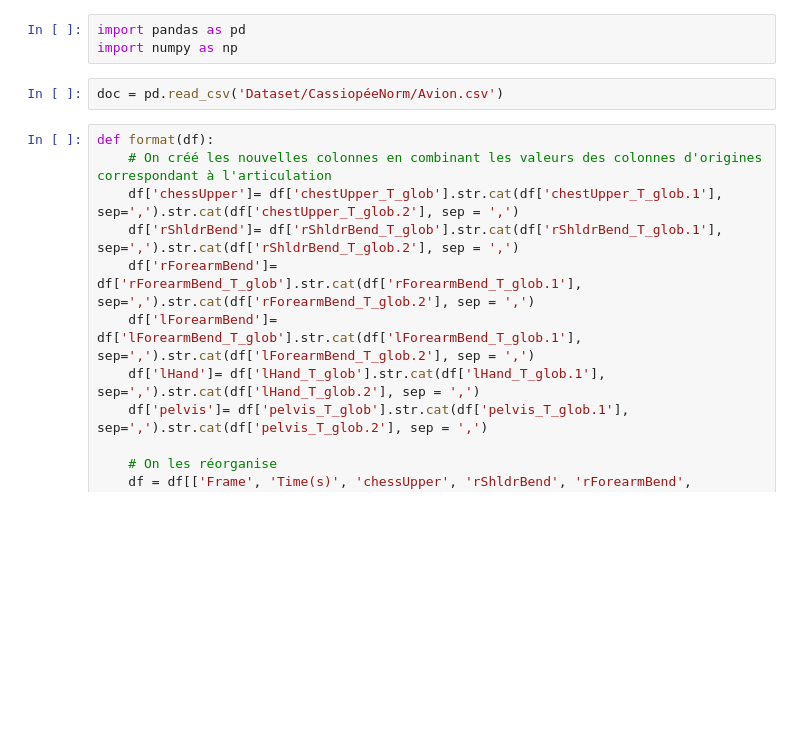
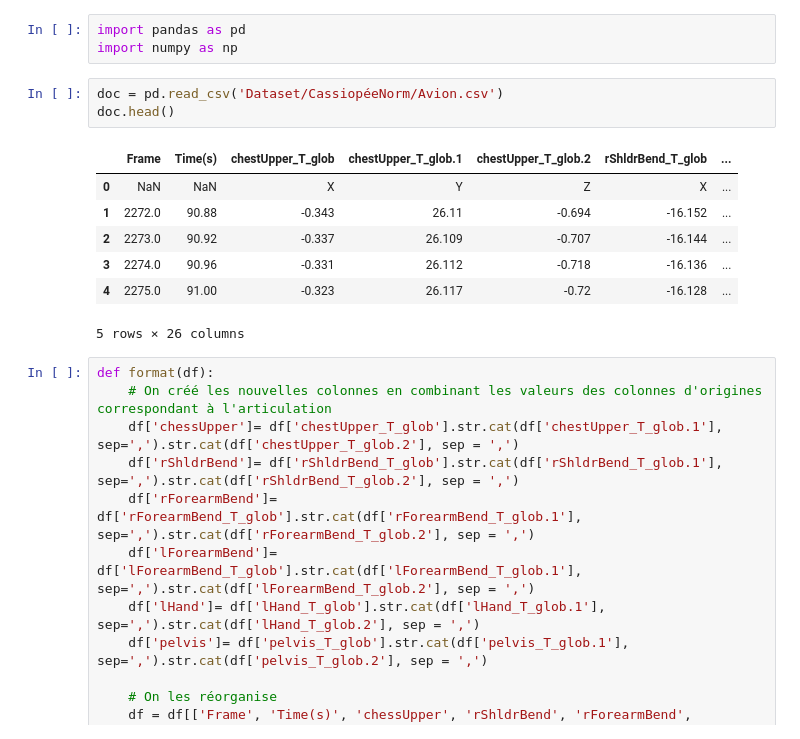
Before and after one commit to ThibaultEllong/HandSignLanguageClassification, a Jupyter notebook: To_Skeleton.ipynb, the cells around one changed output. Drawn from its saved outputs; the diff is of its cells as text; blank space fills up the shorter version.

```diff
--- a/To_Skeleton.ipynb
+++ b/To_Skeleton.ipynb
@@ -3,6 +3,15 @@ import pandas as pd
 import numpy as np
 # %%
 doc = pd.read_csv('Dataset/CassiopéeNorm/Avion.csv')
+doc.head()
+# %% [output]
+|  | Frame | Time(s) | chestUpper_T_glob | chestUpper_T_glob.1 | chestUpper_T_glob.2 | rShldrBend_T_glob | ... |
+| 0 | NaN | NaN | X | Y | Z | X | ... |
+| 1 | 2272.0 | 90.88 | -0.343 | 26.11 | -0.694 | -16.152 | ... |
+| 2 | 2273.0 | 90.92 | -0.337 | 26.109 | -0.707 | -16.144 | ... |
+| 3 | 2274.0 | 90.96 | -0.331 | 26.112 | -0.718 | -16.136 | ... |
+| 4 | 2275.0 | 91.00 | -0.323 | 26.117 | -0.72 | -16.128 | ... |
+5 rows × 26 columns
 # %%
 def format(df):
     # On créé les nouvelles colonnes en combinant les valeurs des colonnes d'origines correspondant à l'articulation
```
Also changed, not shown: parts of 2 cells of this notebook.
